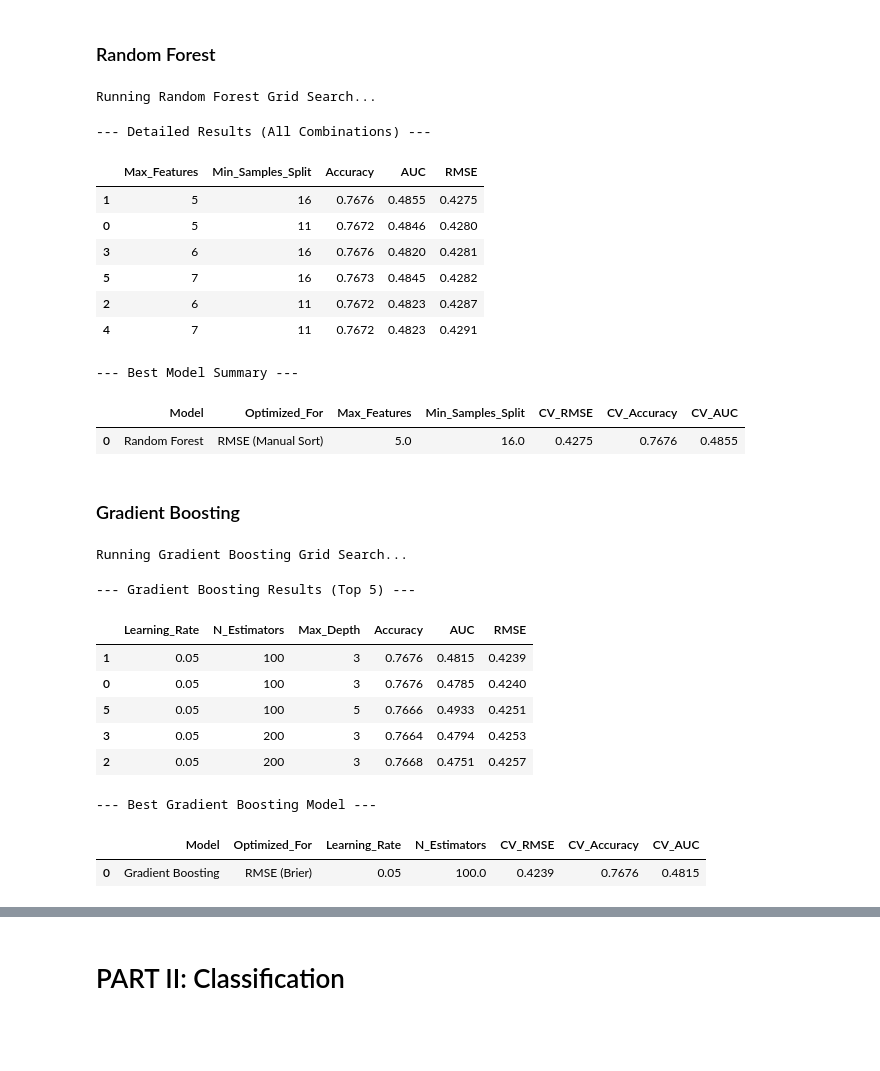
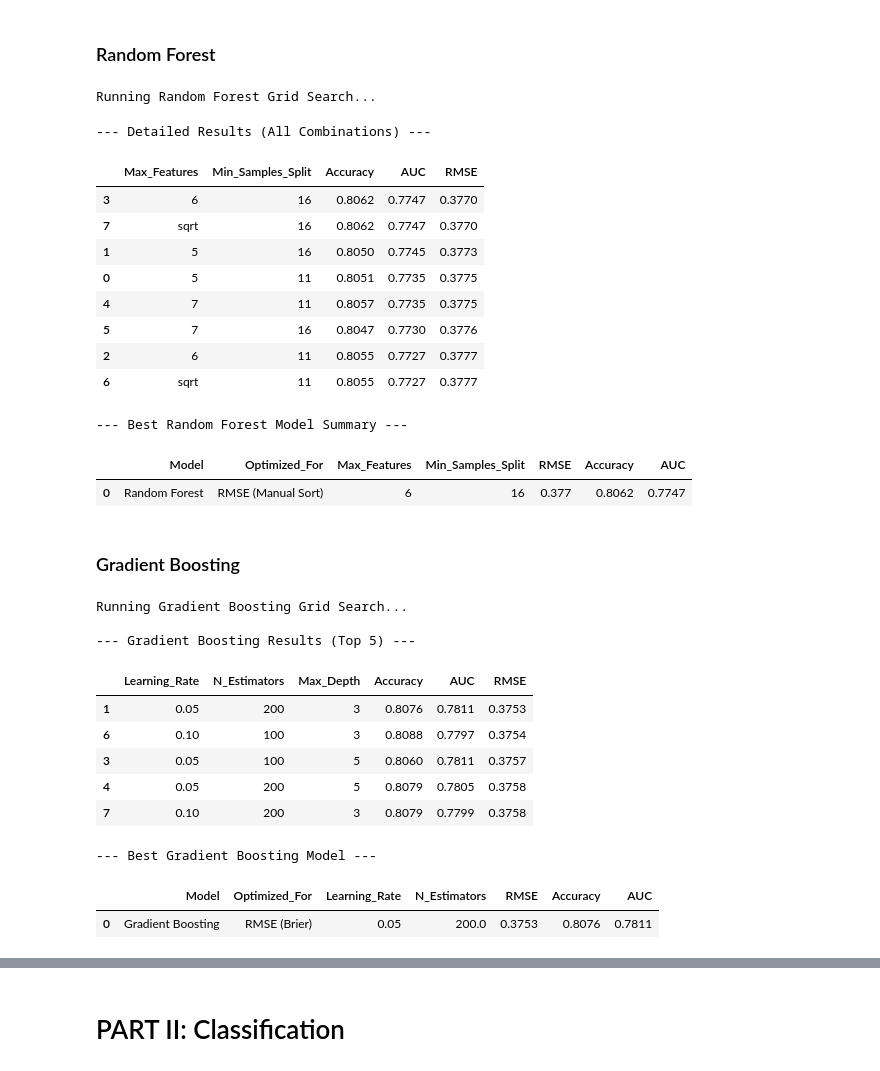
Before and after one commit to 4mbrus/Data-Analysis-3, a Jupyter notebook: Assignment 2/assignment_2.ipynb, the cells around one changed output, grey strips where cells are left out. Cells and saved outputs as stored; diff of their text form; code cells hidden in the pictures; blank space fills up the shorter version.

```diff
--- a/Assignment 2/assignment_2.ipynb
+++ b/Assignment 2/assignment_2.ipynb
@@ -725,9 +721,10 @@ y_train_rf = y_train
 # %%
 # Define Grid & Model
 grid = {
-    'max_features': [5, 6, 7],
+    'max_features': [5, 6, 7, "sqrt"],
     'criterion': ['gini'],
-    'min_samples_split': [11, 16]
+    'min_samples_split': [11, 16],
+    'n_estimators': [500]
 }
 
 prob_forest = RandomForestClassifier(
@@ -741,7 +738,7 @@ prob_forest_grid = GridSearchCV(
     prob_forest,
     grid,
     cv=5,
-    refit='accuracy',
+    refit='neg_brier_score',
     scoring=['accuracy', 'roc_auc', 'neg_brier_score'],
     n_jobs=-1
 )
@@ -752,63 +749,62 @@ prob_forest_grid.fit(X_train_rf, y_train_rf)
 # --- TABLE 1: DETAILED RESULTS (Every Combination) ---
 
 # Extract results into a DataFrame
 cv_results = pd.DataFrame(prob_forest_grid.cv_results_)
 
 # Keep only the columns we care about
 # params: The hyperparams
 # mean_test_...: The scores
 cols_to_keep = ['param_max_features', 'param_min_samples_split',
                 'mean_test_accuracy', 'mean_test_roc_auc', 'mean_test_neg_brier_score']
 summary_table = cv_results[cols_to_keep].copy()
 
 # Rename columns for readability
 summary_table.columns = ['Max_Features', 'Min_Samples_Split', 'Accuracy', 'AUC', 'Neg_Brier']
 
 # Calculate RMSE from Neg_Brier
 summary_table['RMSE'] = np.sqrt(-1 * summary_table['Neg_Brier'])
 
 # Drop the confusing 'Neg_Brier' column now that we have RMSE
 summary_table = summary_table.drop(columns=['Neg_Brier'])
 
 # Sort by Lowest RMSE (Best Probabilities)
 summary_table = summary_table.sort_values(by='RMSE', ascending=True)
 
 print("\n--- Detailed Results (All Combinations) ---")
 summary_table.round(4)
 # %% [output]
 Running Random Forest Grid Search...
 --- Detailed Results (All Combinations) ---
 |  | Max_Features | Min_Samples_Split | Accuracy | AUC | RMSE |
-| 1 | 5 | 16 | 0.7676 | 0.4855 | 0.4275 |
-| 0 | 5 | 11 | 0.7672 | 0.4846 | 0.4280 |
-| 3 | 6 | 16 | 0.7676 | 0.4820 | 0.4281 |
-| 5 | 7 | 16 | 0.7673 | 0.4845 | 0.4282 |
-| 2 | 6 | 11 | 0.7672 | 0.4823 | 0.4287 |
-| 4 | 7 | 11 | 0.7672 | 0.4823 | 0.4291 |
+| 3 | 6 | 16 | 0.8062 | 0.7747 | 0.3770 |
+| 7 | sqrt | 16 | 0.8062 | 0.7747 | 0.3770 |
+| 1 | 5 | 16 | 0.8050 | 0.7745 | 0.3773 |
+| 0 | 5 | 11 | 0.8051 | 0.7735 | 0.3775 |
+| 4 | 7 | 11 | 0.8057 | 0.7735 | 0.3775 |
+| 5 | 7 | 16 | 0.8047 | 0.7730 | 0.3776 |
+| 2 | 6 | 11 | 0.8055 | 0.7727 | 0.3777 |
+| 6 | sqrt | 11 | 0.8055 | 0.7727 | 0.3777 |
 # %%
 # --- TABLE 2: BEST MODEL SUMMARY ---
 
-# Since you used refit='accuracy', .best_estimator_ gives the model with highest accuracy.
-# If you want the model with lowest RMSE, we grab the top row of our sorted table above.
-
 best_row = summary_table.iloc[0] # The row with lowest RMSE
 
-best_model_summary = pd.DataFrame([{
+best_rf_summary = pd.DataFrame([{
     'Model': 'Random Forest',
     'Optimized_For': 'RMSE (Manual Sort)',
     'Max_Features': best_row['Max_Features'],
     'Min_Samples_Split': best_row['Min_Samples_Split'],
-    'CV_RMSE': best_row['RMSE'],
-    'CV_Accuracy': best_row['Accuracy'],
-    'CV_AUC': best_row['AUC']
+    'RMSE': best_row['RMSE'],
+    'Accuracy': best_row['Accuracy'],
+    'AUC': best_row['AUC']
 }])
 
-print("\n--- Best Model Summary ---")
-best_model_summary.round(4)
+print("\n--- Best Random Forest Model Summary ---")
+best_rf_summary.round(4)
 # %% [output]
---- Best Model Summary ---
+--- Best Random Forest Model Summary ---
-|  | Model | Optimized_For | Max_Features | Min_Samples_Split | CV_RMSE | CV_Accuracy | CV_AUC |
-| 0 | Random Forest | RMSE (Manual Sort) | 5.0 | 16.0 | 0.4275 | 0.7676 | 0.4855 |
+|  | Model | Optimized_For | Max_Features | Min_Samples_Split | RMSE | Accuracy | AUC |
+| 0 | Random Forest | RMSE (Manual Sort) | 6 | 16 | 0.377 | 0.8062 | 0.7747 |
 # %% [markdown]
 ### Gradient Boosting
 # %%
@@ -820,12 +816,10 @@ X_train_gb = rfvars.loc[train_idx] # Use the same clean vars as Random Forest
 y_train_gb = y_train
 
 # Define the Hyperparameter Grid
-# Usually, lower learning_rate (0.01) + higher n_estimators (500) = Better results but slower.
 gb_params = {
-    'n_estimators': [100, 200],         # Number of boosting stages
-    'learning_rate': [0.05, 0.1, 0.2],  # How much each tree contributes (shrinkage)
-    'max_depth': [3, 5],                # Keep trees shallow! (Standard is 3-5)
-    'subsample': [0.8, 1.0]             # Stochastic gradient boosting (train on random subset)
+    'n_estimators': [100, 200, 500],
+    'learning_rate': [0.05, 0.1, 0.2],
+    'max_depth': [3, 5],
 }
 
 # Setup Model
@@ -866,13 +860,14 @@ print("\n--- Gradient Boosting Results (Top 5) ---")
 gb_summary.head(5).round(4)
 # %% [output]
 Running Gradient Boosting Grid Search...
+
+--- Gradient Boosting Results (Top 5) ---
---- Gradient Boosting Results (Top 5) ---
 |  | Learning_Rate | N_Estimators | Max_Depth | Accuracy | AUC | RMSE |
-| 1 | 0.05 | 100 | 3 | 0.7676 | 0.4815 | 0.4239 |
-| 0 | 0.05 | 100 | 3 | 0.7676 | 0.4785 | 0.4240 |
-| 5 | 0.05 | 100 | 5 | 0.7666 | 0.4933 | 0.4251 |
-| 3 | 0.05 | 200 | 3 | 0.7664 | 0.4794 | 0.4253 |
-| 2 | 0.05 | 200 | 3 | 0.7668 | 0.4751 | 0.4257 |
+| 1 | 0.05 | 200 | 3 | 0.8076 | 0.7811 | 0.3753 |
+| 6 | 0.10 | 100 | 3 | 0.8088 | 0.7797 | 0.3754 |
+| 3 | 0.05 | 100 | 5 | 0.8060 | 0.7811 | 0.3757 |
+| 4 | 0.05 | 200 | 5 | 0.8079 | 0.7805 | 0.3758 |
+| 7 | 0.10 | 200 | 3 | 0.8079 | 0.7799 | 0.3758 |
 # %%
 # --- TABLE 2: BEST MODEL SUMMARY ---
 
@@ -883,14 +878,14 @@ best_gb_summary = pd.DataFrame([{
     'Optimized_For': 'RMSE (Brier)',
     'Learning_Rate': best_row_gb['Learning_Rate'],
     'N_Estimators': best_row_gb['N_Estimators'],
-    'CV_RMSE': best_row_gb['RMSE'],
-    'CV_Accuracy': best_row_gb['Accuracy'],
-    'CV_AUC': best_row_gb['AUC']
+    'RMSE': best_row_gb['RMSE'],
+    'Accuracy': best_row_gb['Accuracy'],
+    'AUC': best_row_gb['AUC']
 }])
 
 print("\n--- Best Gradient Boosting Model ---")
 best_gb_summary.round(4)
 # %% [output]
 --- Best Gradient Boosting Model ---
-|  | Model | Optimized_For | Learning_Rate | N_Estimators | CV_RMSE | CV_Accuracy | CV_AUC |
-| 0 | Gradient Boosting | RMSE (Brier) | 0.05 | 100.0 | 0.4239 | 0.7676 | 0.4815 |
+|  | Model | Optimized_For | Learning_Rate | N_Estimators | RMSE | Accuracy | AUC |
+| 0 | Gradient Boosting | RMSE (Brier) | 0.05 | 200.0 | 0.3753 | 0.8076 | 0.7811 |
```
Also changed, not shown: parts of 6 cells of this notebook.
